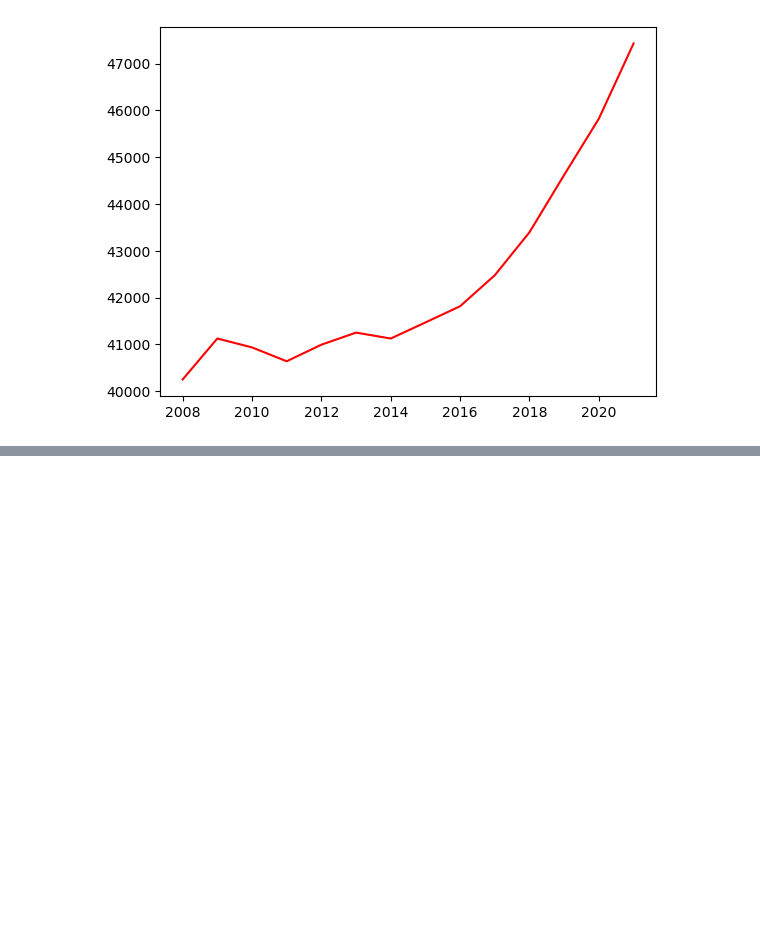
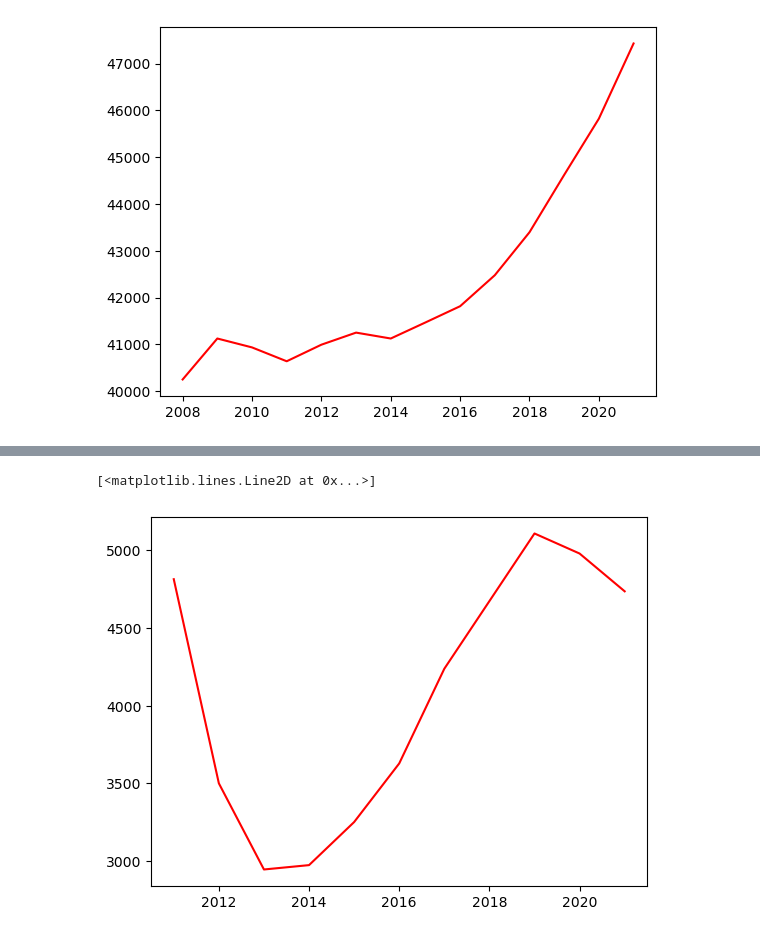
Before and after one commit to killiangriffin/UCDPA_KillianGriffin, a Jupyter notebook: experimental.ipynb, the cells around one changed output, grey strips where cells are left out. Drawn from its saved outputs; the diff is of its cells as text; code cells hidden in the pictures; blank space fills up the shorter version.

Commit message:
plotted built house types

```diff
--- a/experimental.ipynb
+++ b/experimental.ipynb
@@ -356,3 +356,6 @@ plt.plot(df3_data['Year'], df3_data['VALUE'], color='r')
 plt.show()
 # %% [output]
 [figure]
+# %%
+#importing type of houses built data
+df4 = pd.read_csv(r'C:\Users\killi\Downloads\NDA02.20221125T141130.csv')
@@ -358,0 +399,6 @@ plt.show()
+# %%
+df4.set_index('Type of House', inplace=True)
+# %%
+df4 = df4.loc[['Single house', 'Scheme house']]
+# %%
+df4_all_houses = df4.drop('Scheme house')
@@ -358,0 +415,5 @@ plt.show()
+# %%
+plt.plot(df4_all_houses['Year'], df4_all_houses['VALUE'], color='r')
+# %% [output]
+[<matplotlib.lines.Line2D at 0x...>]
+[figure, added]
```
Also changed, not shown: parts of 8 cells of this notebook.
